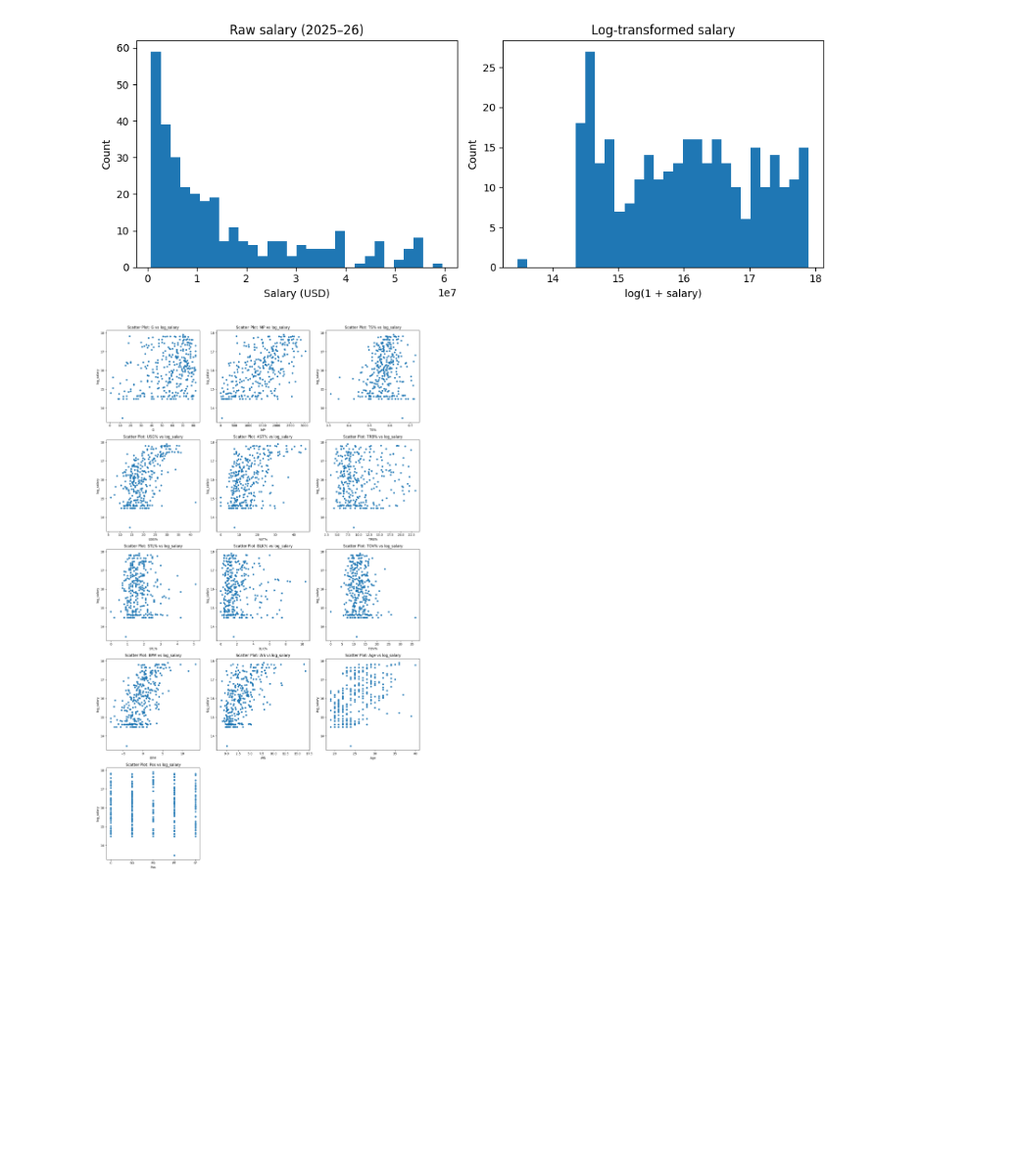
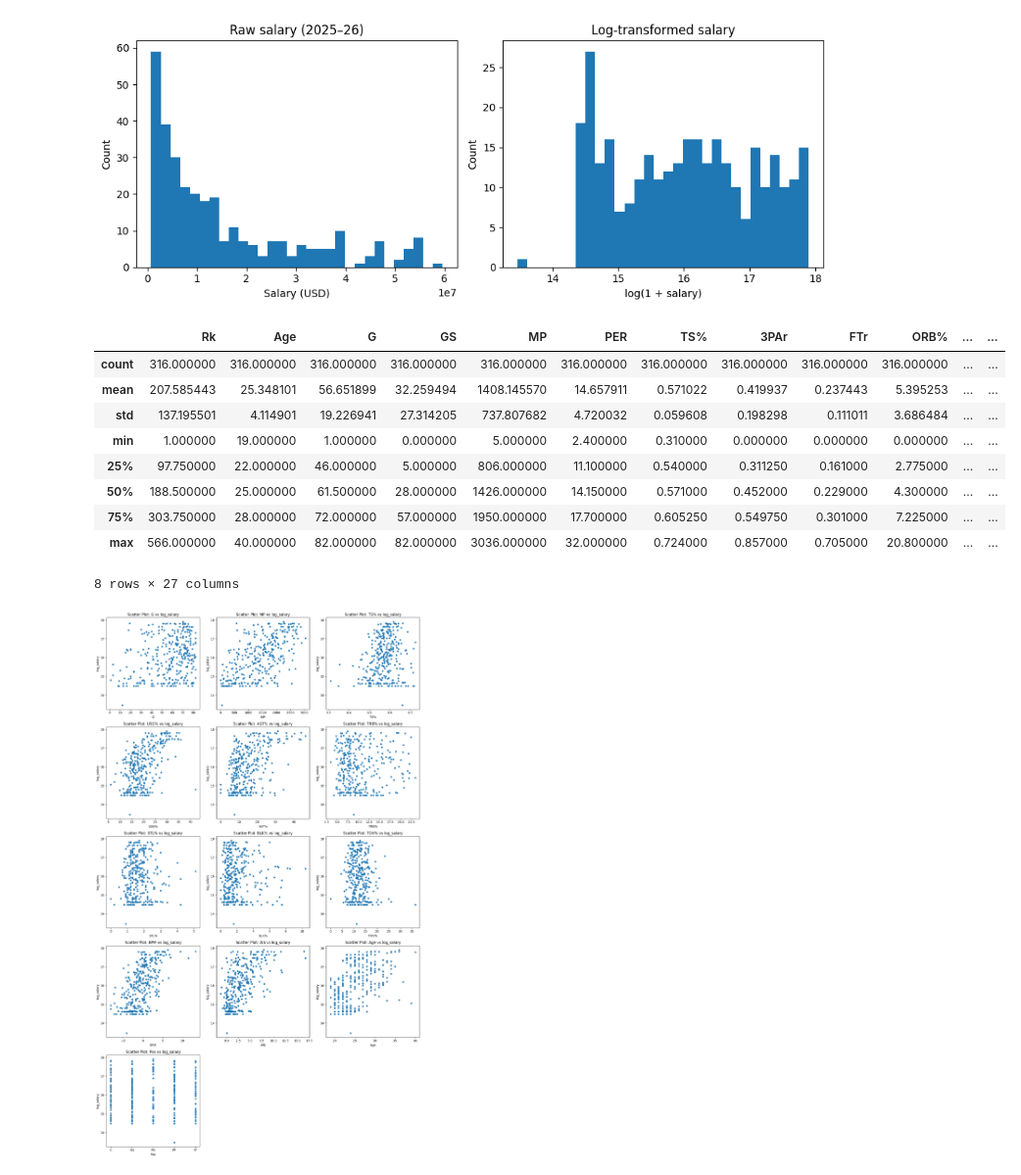
Before and after one commit to shawnmalik1/DS3001_F25_Project, a Jupyter notebook: DS3001_Project_Code.ipynb, the cells around one changed output. Shown at 98% size. Saved outputs shown, nothing was run; the diff lists cells and outputs as text; code cells hidden in the pictures; blank space fills up the shorter version.

```diff
--- a/DS3001_Project_Code.ipynb
+++ b/DS3001_Project_Code.ipynb
@@ -168,4 +168,19 @@ plt.tight_layout()
 plt.show()
 # %% [output]
 [figure]
+# %%
+# EDA with candidate features
+
+merged_clean.describe()
+# %% [output]
+|  | Rk | Age | G | GS | MP | PER | TS% | 3PAr | FTr | ORB% | ... | ... |
+| count | 316.000000 | 316.000000 | 316.000000 | 316.000000 | 316.000000 | 316.000000 | 316.000000 | 316.000000 | 316.000000 | 316.000000 | ... | ... |
+| mean | 207.585443 | 25.348101 | 56.651899 | 32.259494 | 1408.145570 | 14.657911 | 0.571022 | 0.419937 | 0.237443 | 5.395253 | ... | ... |
+| std | 137.195501 | 4.114901 | 19.226941 | 27.314205 | 737.807682 | 4.720032 | 0.059608 | 0.198298 | 0.111011 | 3.686484 | ... | ... |
+| min | 1.000000 | 19.000000 | 1.000000 | 0.000000 | 5.000000 | 2.400000 | 0.310000 | 0.000000 | 0.000000 | 0.000000 | ... | ... |
+| 25% | 97.750000 | 22.000000 | 46.000000 | 5.000000 | 806.000000 | 11.100000 | 0.540000 | 0.311250 | 0.161000 | 2.775000 | ... | ... |
+| 50% | 188.500000 | 25.000000 | 61.500000 | 28.000000 | 1426.000000 | 14.150000 | 0.571000 | 0.452000 | 0.229000 | 4.300000 | ... | ... |
+| 75% | 303.750000 | 28.000000 | 72.000000 | 57.000000 | 1950.000000 | 17.700000 | 0.605250 | 0.549750 | 0.301000 | 7.225000 | ... | ... |
+| max | 566.000000 | 40.000000 | 82.000000 | 82.000000 | 3036.000000 | 32.000000 | 0.724000 | 0.857000 | 0.705000 | 20.800000 | ... | ... |
+8 rows × 27 columns
 # %%
```
Also changed, not shown: parts of 1 cell of this notebook, 2 other files.
